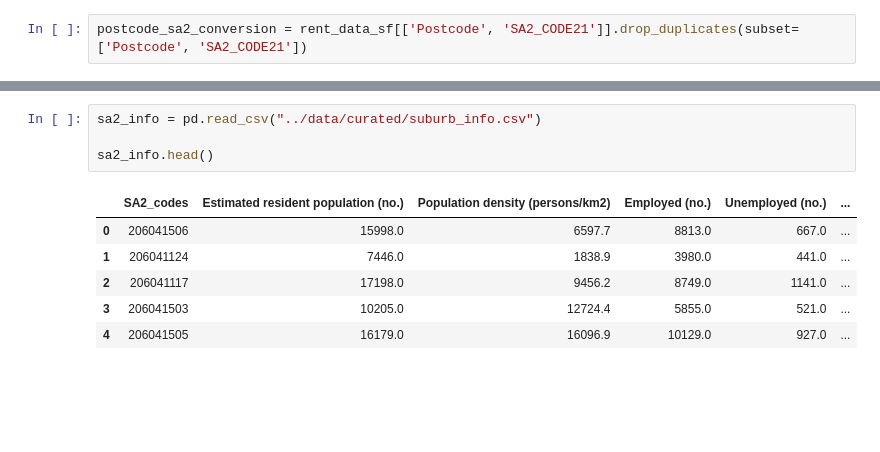
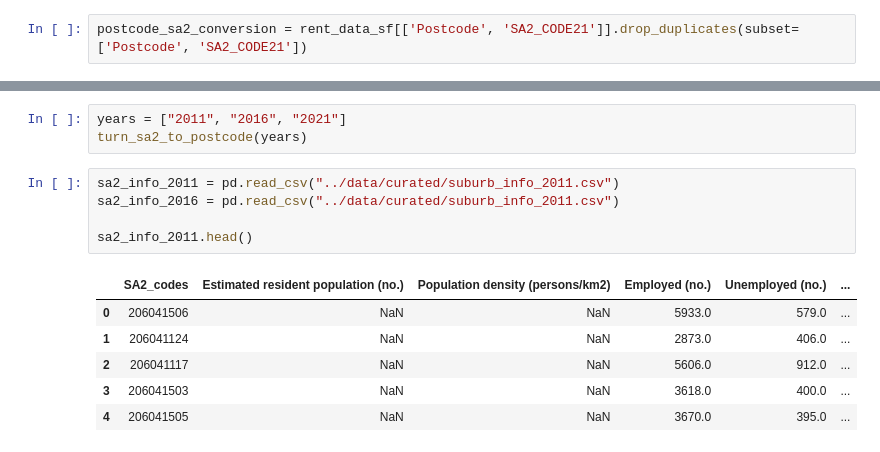
Before and after one commit to stephenmarcou/Real-Estate-Industry-Project, a Jupyter notebook: notebooks/rental_sa2.ipynb, the cells around one changed output, grey strips where cells are left out. Drawn from its saved outputs; the diff is of its cells as text; blank space fills up the shorter version.

Commit message:
Added data from the 2011 and 2016 census

```diff
--- a/notebooks/rental_sa2.ipynb
+++ b/notebooks/rental_sa2.ipynb
@@ -124,14 +150,18 @@ Length: 428, dtype: int64
+# %%
+years = ["2011", "2016", "2021"]
+turn_sa2_to_postcode(years)
 # %%
-sa2_info = pd.read_csv("../data/curated/suburb_info.csv")
+sa2_info_2011 = pd.read_csv("../data/curated/suburb_info_2011.csv")
+sa2_info_2016 = pd.read_csv("../data/curated/suburb_info_2011.csv")
 
-sa2_info.head()
+sa2_info_2011.head()
 # %% [output]
 |  | SA2_codes | Estimated resident population (no.) | Population density (persons/km2) | Employed (no.) | Unemployed (no.) | ... |
-| 0 | 206041506 | 15998.0 | 6597.7 | 8813.0 | 667.0 | ... |
-| 1 | 206041124 | 7446.0 | 1838.9 | 3980.0 | 441.0 | ... |
-| 2 | 206041117 | 17198.0 | 9456.2 | 8749.0 | 1141.0 | ... |
-| 3 | 206041503 | 10205.0 | 12724.4 | 5855.0 | 521.0 | ... |
-| 4 | 206041505 | 16179.0 | 16096.9 | 10129.0 | 927.0 | ... |
+| 0 | 206041506 | NaN | NaN | 5933.0 | 579.0 | ... |
+| 1 | 206041124 | NaN | NaN | 2873.0 | 406.0 | ... |
+| 2 | 206041117 | NaN | NaN | 5606.0 | 912.0 | ... |
+| 3 | 206041503 | NaN | NaN | 3618.0 | 400.0 | ... |
+| 4 | 206041505 | NaN | NaN | 3670.0 | 395.0 | ... |
 # %%
 # Merge the dataframes on the relevant columns
 merged_df = pd.merge(postcode_sa2_conversion, sa2_info, left_on='SA2_CODE21', right_on='SA2_codes', how='inner')
```
Also changed, not shown: parts of 6 cells of this notebook, 7 other files.
